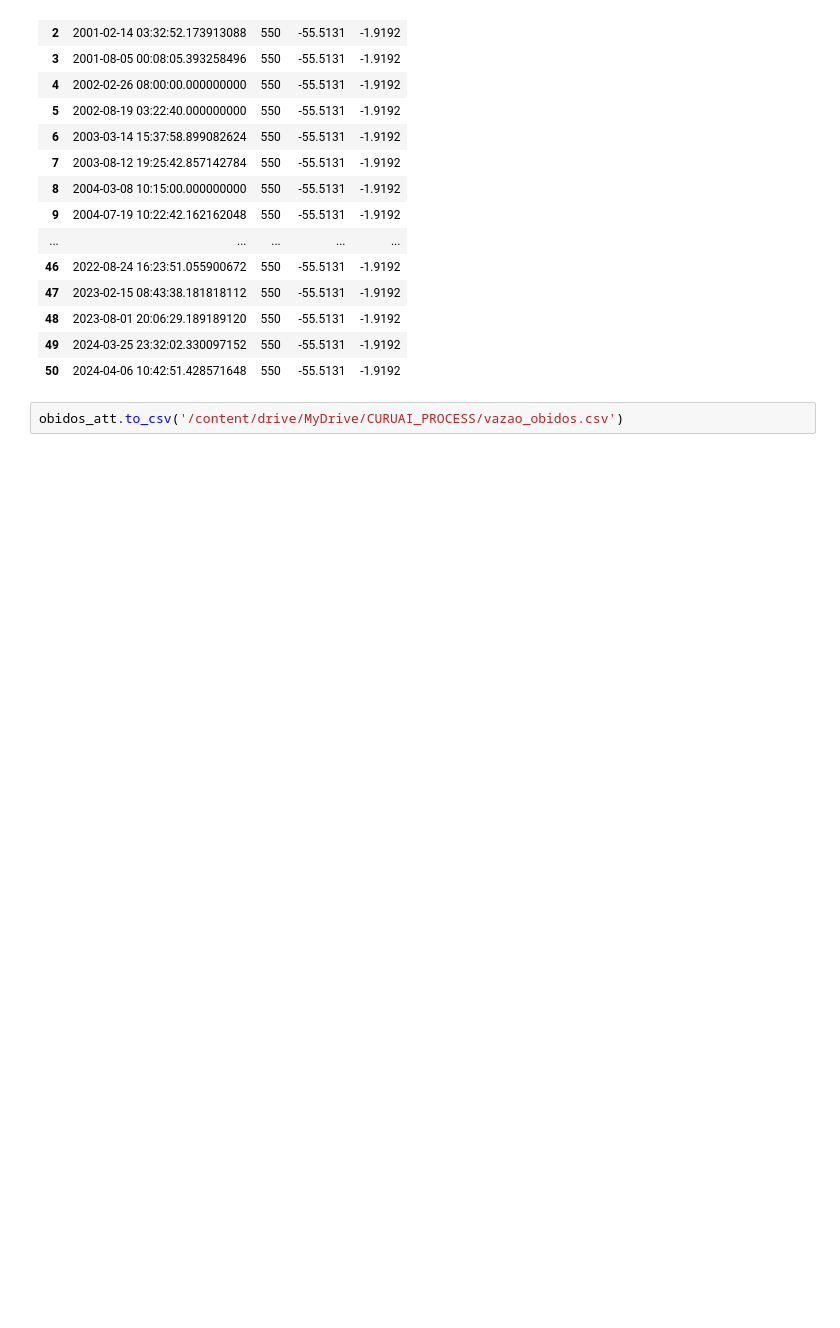
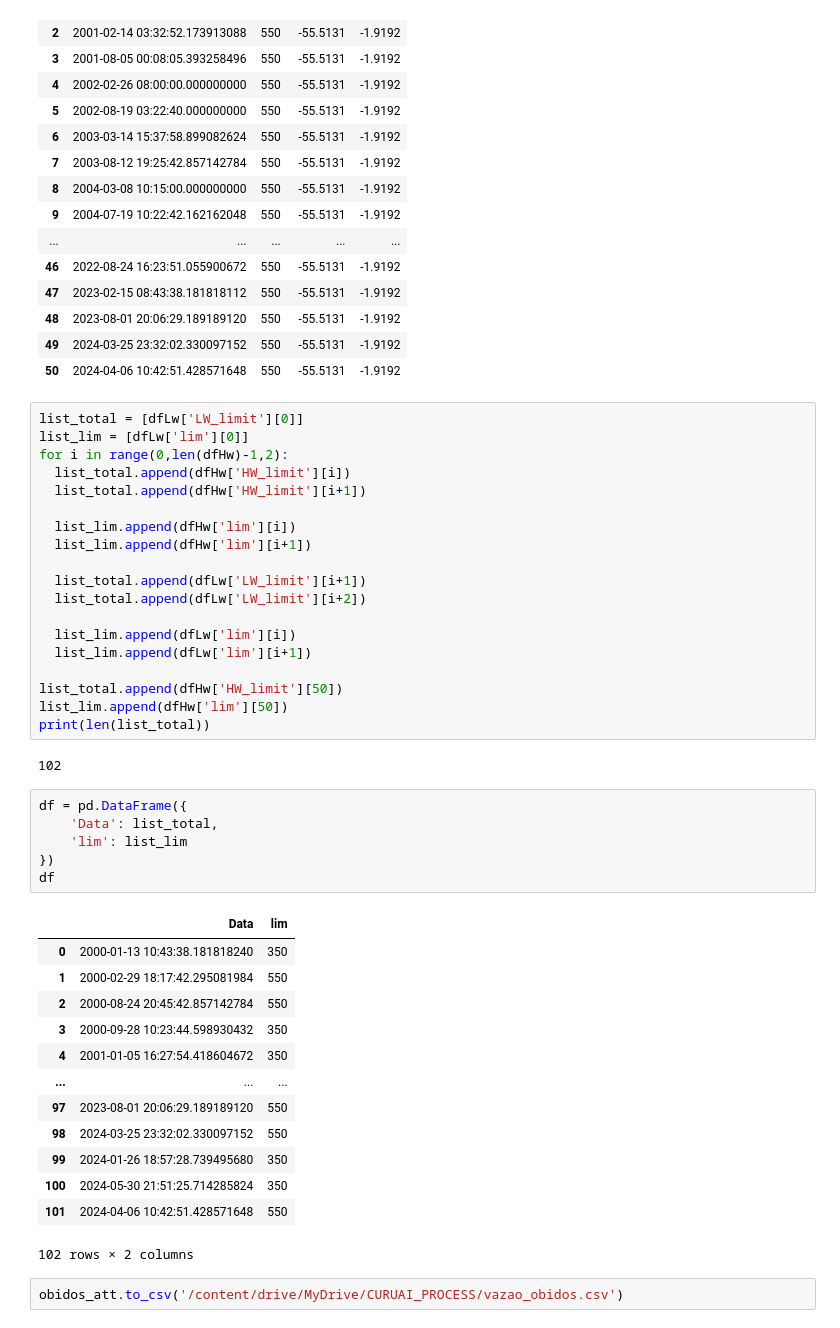
Before and after one commit to larissavaladao/py6s_harmonize_sample, a Jupyter notebook: 6. parameters_by_period/1.set_periods.ipynb, the cells around one changed output. Saved outputs shown, nothing was run; the diff lists cells and outputs as text; blank space fills up the shorter version.

```diff
--- a/6. parameters_by_period/1.set_periods.ipynb
+++ b/6. parameters_by_period/1.set_periods.ipynb
@@ -282,6 +294,47 @@ dfHw
 | 48 | 2023-08-01 20:06:29.189189120 | 550 | -55.5131 | -1.9192 |
 | 49 | 2024-03-25 23:32:02.330097152 | 550 | -55.5131 | -1.9192 |
 | 50 | 2024-04-06 10:42:51.428571648 | 550 | -55.5131 | -1.9192 |
+# %%
+list_total = [dfLw['LW_limit'][0]]
+list_lim = [dfLw['lim'][0]]
+for i in range(0,len(dfHw)-1,2):
+  list_total.append(dfHw['HW_limit'][i])
+  list_total.append(dfHw['HW_limit'][i+1])
+
+  list_lim.append(dfHw['lim'][i])
+  list_lim.append(dfHw['lim'][i+1])
+
+  list_total.append(dfLw['LW_limit'][i+1])
+  list_total.append(dfLw['LW_limit'][i+2])
+
+  list_lim.append(dfLw['lim'][i])
+  list_lim.append(dfLw['lim'][i+1])
+
+list_total.append(dfHw['HW_limit'][50])
+list_lim.append(dfHw['lim'][50])
+print(len(list_total))
+# %% [output]
+102
+# %%
+df = pd.DataFrame({
+    'Data': list_total,
+    'lim': list_lim
+})
+df
+# %% [output]
+|  | Data | lim |
+| 0 | 2000-01-13 10:43:38.181818240 | 350 |
+| 1 | 2000-02-29 18:17:42.295081984 | 550 |
+| 2 | 2000-08-24 20:45:42.857142784 | 550 |
+| 3 | 2000-09-28 10:23:44.598930432 | 350 |
+| 4 | 2001-01-05 16:27:54.418604672 | 350 |
+| ... | ... | ... |
+| 97 | 2023-08-01 20:06:29.189189120 | 550 |
+| 98 | 2024-03-25 23:32:02.330097152 | 550 |
+| 99 | 2024-01-26 18:57:28.739495680 | 350 |
+| 100 | 2024-05-30 21:51:25.714285824 | 350 |
+| 101 | 2024-04-06 10:42:51.428571648 | 550 |
+102 rows × 2 columns
 # %%
 obidos_att.to_csv('/content/drive/MyDrive/CURUAI_PROCESS/vazao_obidos.csv')
 # %%
```
Also changed, not shown: parts of 4 cells of this notebook.
